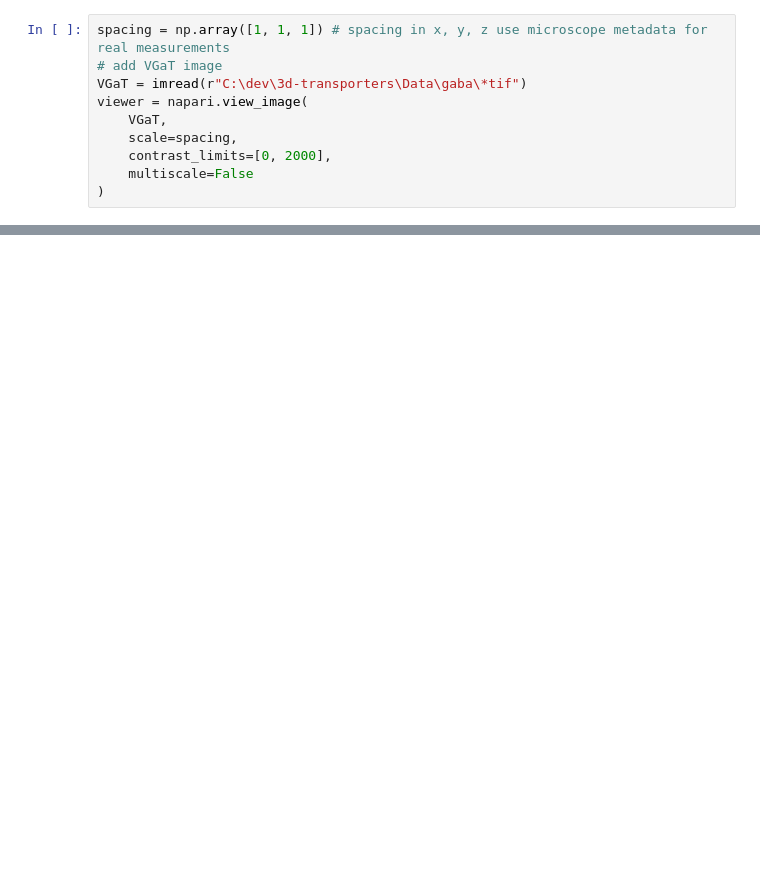
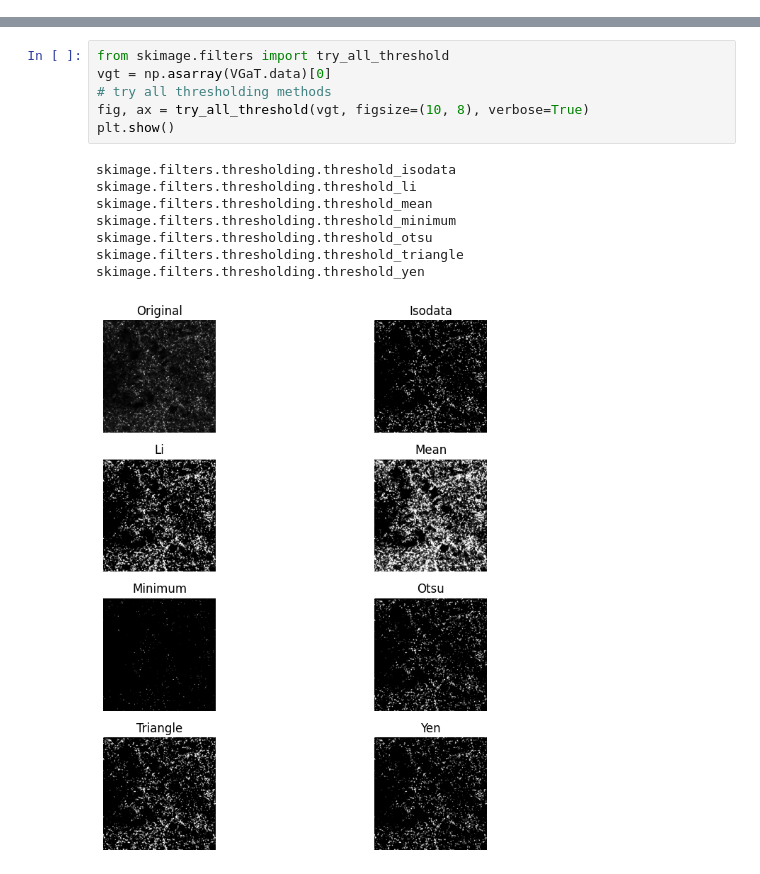
Before and after one commit to DannyAlas/3d-transporters, a Jupyter notebook: main.ipynb, the cells around one changed output, grey strips where cells are left out. Drawn from its saved outputs; the diff is of its cells as text; blank space fills up the shorter version.

Commit message:
updating the gitignore file and adding the data gather file

```diff
--- a/main.ipynb
+++ b/main.ipynb
@@ -62,10 +0,0 @@ def voronoi_otsu_labeling(image:"napari.types.ImageData", spot_sigma: float = 2,
-# %%
-spacing = np.array([1, 1, 1]) # spacing in x, y, z use microscope metadata for real measurements
-# add VGaT image
-VGaT = imread(r"C:\dev\3d-transporters\Data\gaba\*tif")
-viewer = napari.view_image(
-    VGaT,
-    scale=spacing,
-    contrast_limits=[0, 2000],
-    multiscale=False
-)
@@ -244,0 +185,15 @@ AttributeError: 'ConvexHull' object has no attribute 'reset'
+# %%
+from skimage.filters import try_all_threshold
+vgt = np.asarray(VGaT.data)[0]
+# try all thresholding methods
+fig, ax = try_all_threshold(vgt, figsize=(10, 8), verbose=True)
+plt.show()
+# %% [output]
+skimage.filters.thresholding.threshold_isodata
+skimage.filters.thresholding.threshold_li
+skimage.filters.thresholding.threshold_mean
+skimage.filters.thresholding.threshold_minimum
+skimage.filters.thresholding.threshold_otsu
+skimage.filters.thresholding.threshold_triangle
+skimage.filters.thresholding.threshold_yen
+[figure, added]
```
Also changed, not shown: parts of 39 cells of this notebook, 3 other files.
